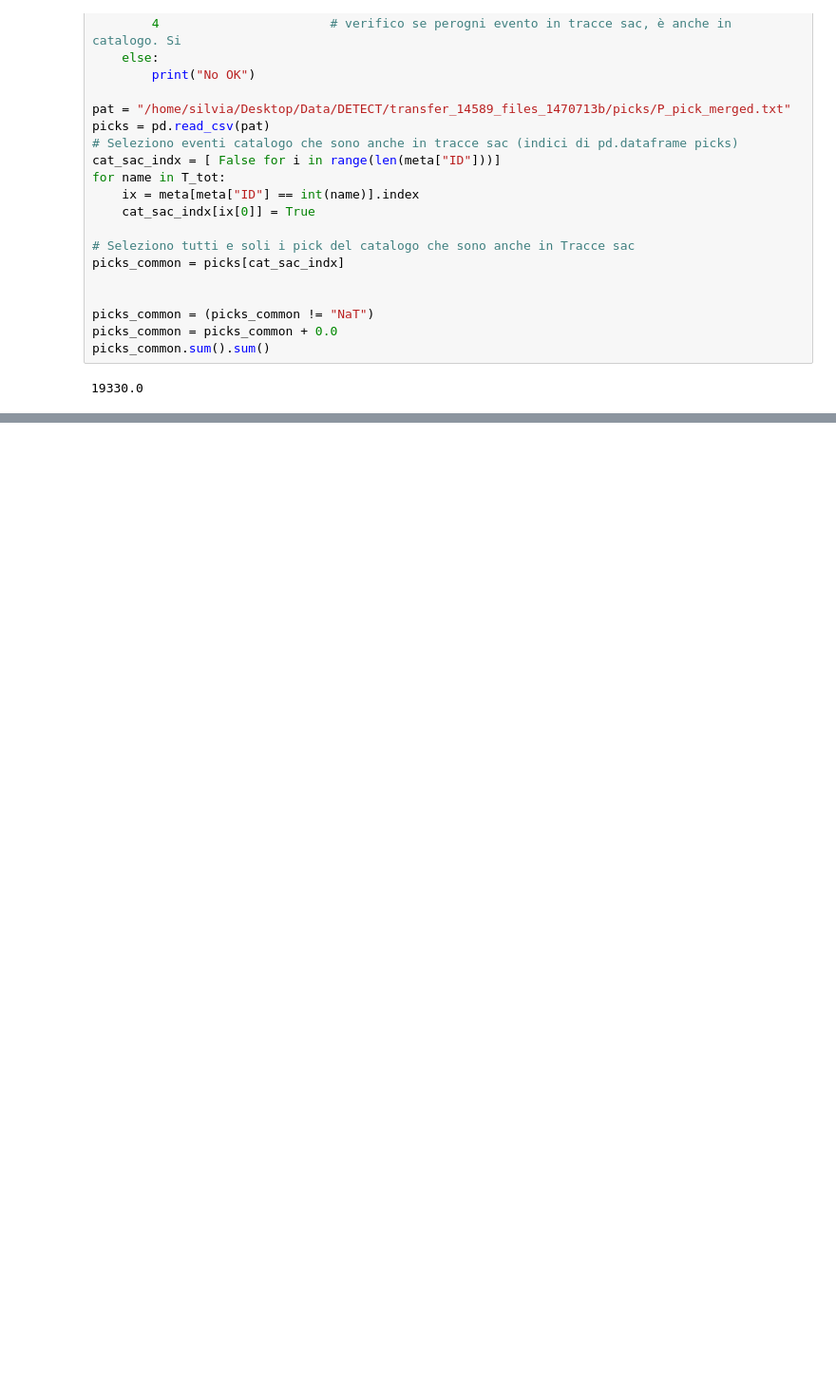
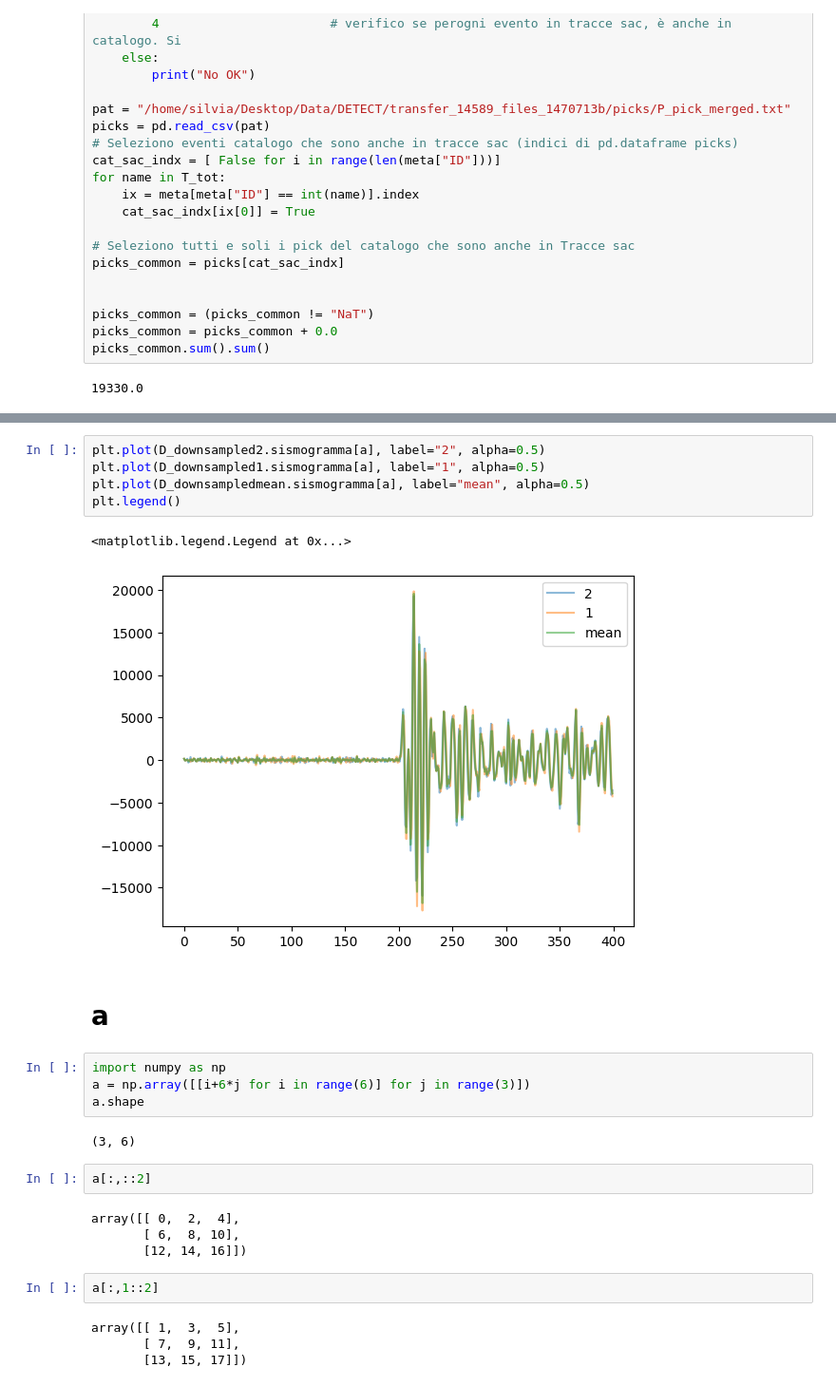
Before and after one commit to Nemenick/primoprogetto, a Jupyter notebook: Codici/_DETECT.ipynb, the cells around one changed output, grey strips where cells are left out. Shown at 95% size. Cells and saved outputs as stored; diff of their text form; blank space fills up the shorter version.

```diff
--- a/Codici/_DETECT.ipynb
+++ b/Codici/_DETECT.ipynb
@@ -301,0 +340,28 @@ picks_common.sum().sum()
+# %%
+plt.plot(D_downsampled2.sismogramma[a], label="2", alpha=0.5)
+plt.plot(D_downsampled1.sismogramma[a], label="1", alpha=0.5)
+plt.plot(D_downsampledmean.sismogramma[a], label="mean", alpha=0.5)
+plt.legend()
+# %% [output]
+<matplotlib.legend.Legend at 0x...>
+[figure, added]
+# %% [markdown]
+# a
+# %%
+import numpy as np
+a = np.array([[i+6*j for i in range(6)] for j in range(3)])
+a.shape
+# %% [output]
+(3, 6)
+# %%
+a[:,::2]
+# %% [output]
+array([[ 0,  2,  4],
+       [ 6,  8, 10],
+       [12, 14, 16]])
+# %%
+a[:,1::2]
+# %% [output]
+array([[ 1,  3,  5],
+       [ 7,  9, 11],
+       [13, 15, 17]])
```
Also changed, not shown: parts of 9 cells of this notebook, 5 other files.
